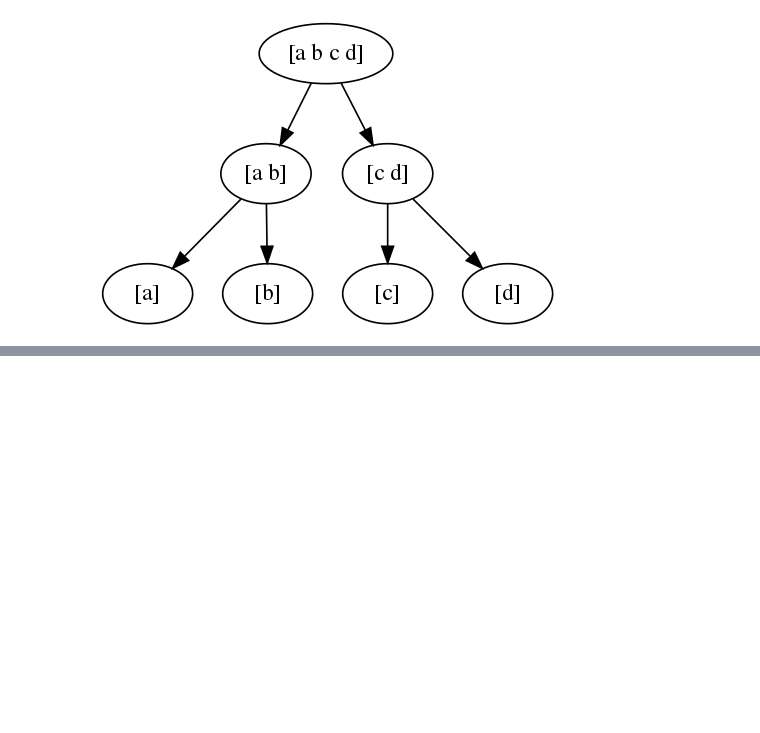
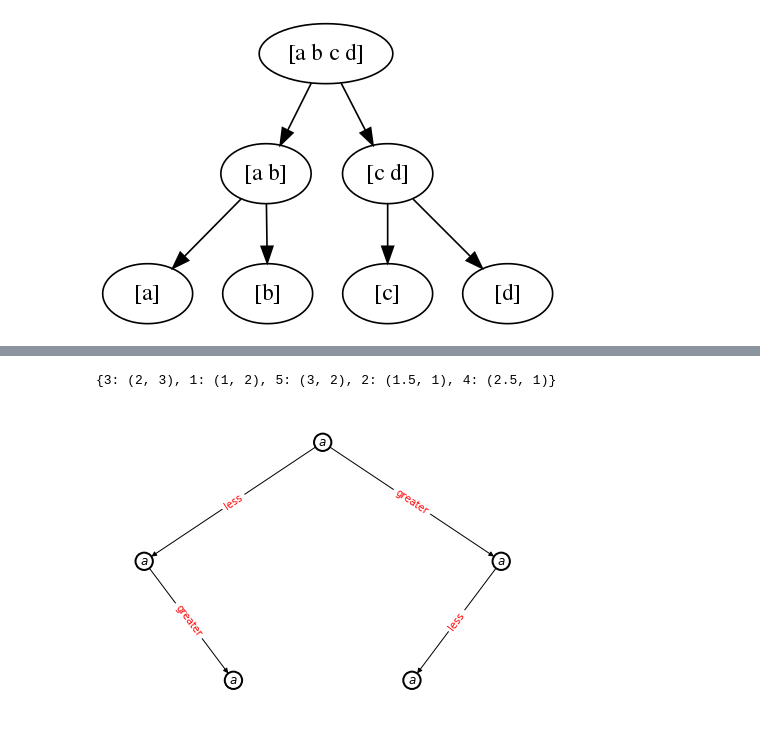
Before and after one commit to zcemycl/zcemycl.github.io, a Jupyter notebook: resources/algopy/drawing.ipynb, the cells around one changed output, grey strips where cells are left out. Cells and saved outputs as stored; diff of their text form; code cells hidden in the pictures; blank space fills up the shorter version.

```diff
--- a/resources/algopy/drawing.ipynb
+++ b/resources/algopy/drawing.ipynb
@@ -36,0 +80,28 @@ draw(G, show='ipynb')
+# %%
+G = nx.DiGraph()
+G.graph['dpi'] = 120
+G.add_node(3,pos=(2,3))
+G.add_node(1,pos=(1,2))
+G.add_node(5,pos=(3,2))
+G.add_node(2,pos=(1.5,1))
+G.add_node(4,pos=(2.5,1))
+G.add_edges_from([(3,1),(3,5),(1,2),(5,4)])
+pos=nx.get_node_attributes(G,'pos')
+print(pos)
+color_map = []
+labels = {}
+for node in G:
+    color_map.append('white')
+    labels[node] = r"$a$"
+nx.draw(G,pos,labels=labels,node_color=color_map,
+        with_labels=True,linewidths=2)
+# nx.draw_networkx_labels(G, pos, labels, font_size=16)
+nx.draw_networkx_edge_labels(G,pos,edge_labels={(3,1):'less',\
+(3,5):'greater',(1,2):'greater',(5,4):'less'},font_color='red')
+ax = plt.gca() # to get the current axis
+ax.collections[0].set_edgecolor("black")
+plt.axis("off")
+plt.show()
+# %% [output]
+{3: (2, 3), 1: (1, 2), 5: (3, 2), 2: (1.5, 1), 4: (2.5, 1)}
+[figure, added]
```
Also changed, not shown: parts of 5 cells of this notebook, 6 other files.
